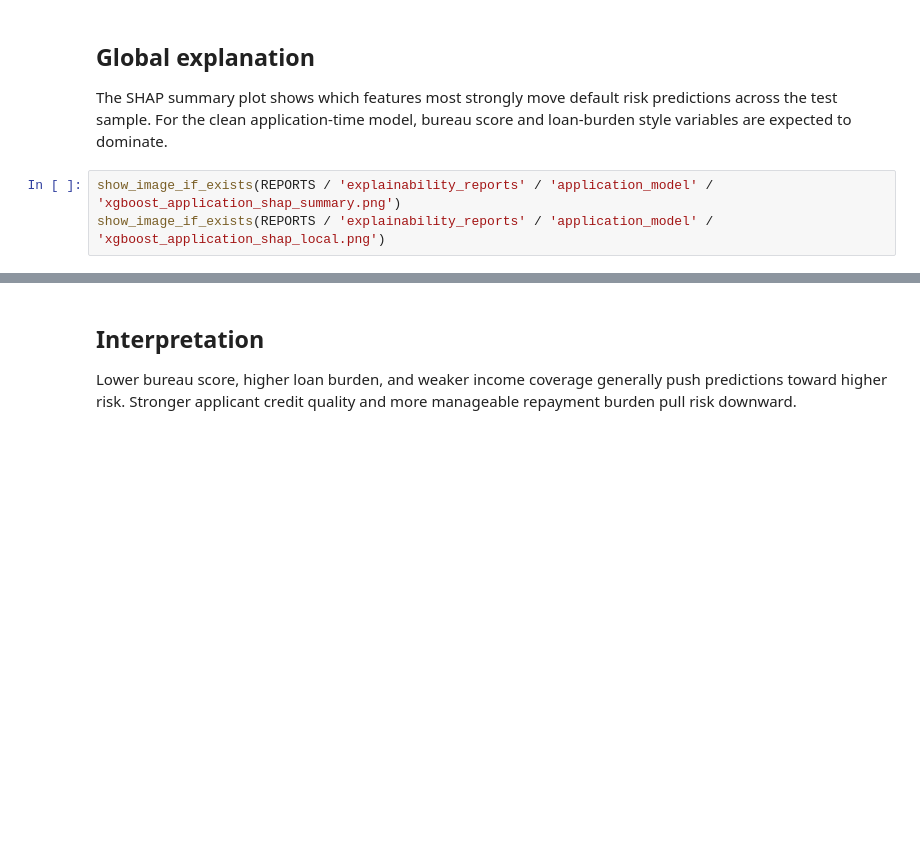
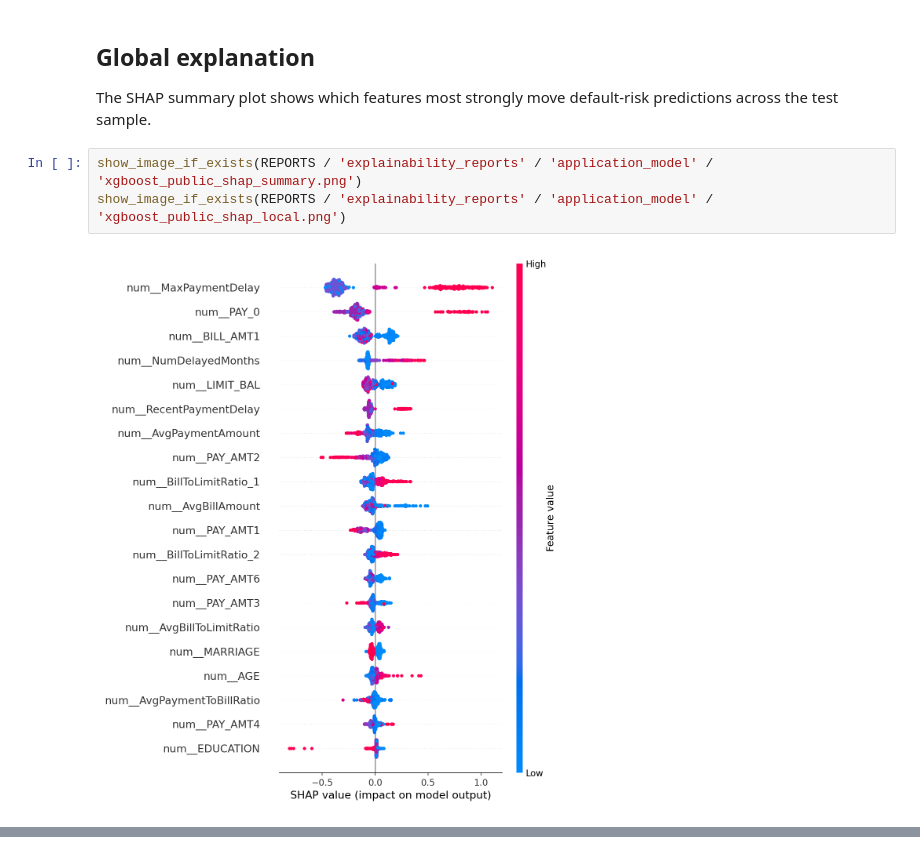
Before and after one commit to KarthikAshtekar/credit-default-xai, a Jupyter notebook: notebooks/07_shap_analysis.ipynb, the cells around one changed output, grey strips where cells are left out. Drawn from its saved outputs; the diff is of its cells as text; blank space fills up the shorter version.

```diff
--- a/notebooks/07_shap_analysis.ipynb
+++ b/notebooks/07_shap_analysis.ipynb
@@ -43,7 +83,9 @@ display(importances.head(10))
 # %% [markdown]
 ## Global explanation
 
-The SHAP summary plot shows which features most strongly move default risk predictions across the test sample. For the clean application-time model, bureau score and loan-burden style variables are expected to dominate.
+The SHAP summary plot shows which features most strongly move default-risk predictions across the test sample.
 # %%
-show_image_if_exists(REPORTS / 'explainability_reports' / 'application_model' / 'xgboost_application_shap_summary.png')
-show_image_if_exists(REPORTS / 'explainability_reports' / 'application_model' / 'xgboost_application_shap_local.png')
+show_image_if_exists(REPORTS / 'explainability_reports' / 'application_model' / 'xgboost_public_shap_summary.png')
+show_image_if_exists(REPORTS / 'explainability_reports' / 'application_model' / 'xgboost_public_shap_local.png')
+# %% [output]
+[figure, added]
@@ -50,4 +92,0 @@ show_image_if_exists(REPORTS / 'explainability_reports' / 'application_model' /
-# %% [markdown]
-## Interpretation
-
-Lower bureau score, higher loan burden, and weaker income coverage generally push predictions toward higher risk. Stronger applicant credit quality and more manageable repayment burden pull risk downward.
```
Also changed, not shown: parts of 5 cells of this notebook, 12 other files.
